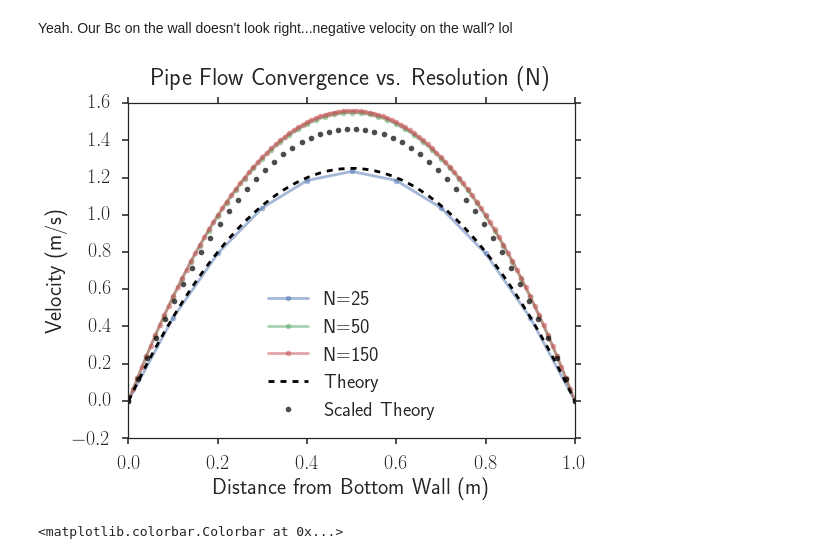
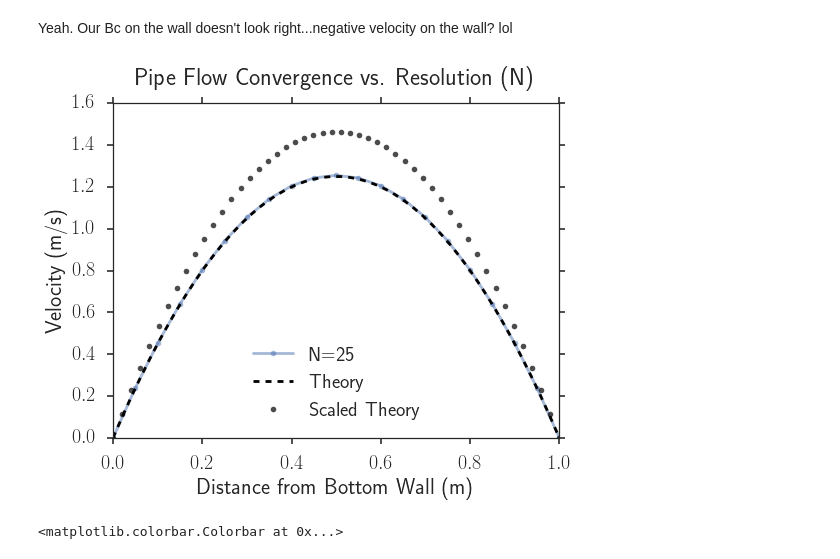
Before and after one commit to latticeboltzmann/2d-lb, a Jupyter notebook: docs/opencl_dimensionless_verification.ipynb, the cells around one changed output. Saved outputs shown, nothing was run; the diff lists cells and outputs as text; code cells hidden in the pictures.

Commit message:
BOOM BABY I GOT IT! WOOHOO! Somehow I was not doing the non-dimensionalziation correctly last time.

```diff
--- a/docs/opencl_dimensionless_verification.ipynb
+++ b/docs/opencl_dimensionless_verification.ipynb
@@ -26,7 +26,7 @@ pressure_grad = -10 # Pa/m
 pipe_length = 3*D # meter
 
 sim0 = lb_cl.Pipe_Flow(diameter=D, rho=rho, viscosity=nu, pressure_grad=pressure_grad, pipe_length=pipe_length,
-                       N=10, time_prefactor=1.,
+                       N=20, time_prefactor=1.,
                        two_d_local_size = (32, 32), three_d_local_size = (32, 32, 1))
 # %% [output]
 Characteristic L: 1.0
@@ -110,7 +110,7 @@ outlet rho: 1.0
 # %% [markdown]
 We run each simulation for the same amount of time when approaching the steady state. This is a little tricky as each simulation has a different time step.
 # %%
-time_to_run = 1 # dimensionless time
+time_to_run = 3 # dimensionless time
 num_steps = int(time_to_run/sim0.delta_t)
 print 'Running for', num_steps
 # %% [output]
@@ -196,46 +196,46 @@ We now compare our simulations with theory.
 Yeah. Our Bc on the wall doesn't look right...negative velocity on the wall? lol
 # %%
 fields0 = sim0.get_physical_fields()
-fields1 = sim1.get_physical_fields()
-fields2 = sim2.get_physical_fields()
+# fields1 = sim1.get_physical_fields()
+# fields2 = sim2.get_physical_fields()
 
 x_values = np.arange(fields0['u'].T.shape[0])*sim0.delta_x*sim0.L
 # Get the mean velocity in the x direction
 mean_u = fields0['u'].T.mean(axis=1)
 plt.plot(x_values, mean_u, label='N=25', ls='-', marker='.', alpha=0.5)
 
 
-x_values = np.arange(fields1['u'].T.shape[0])*sim1.delta_x*sim1.L
-# Get the mean velocity in the x direction
-mean_u = fields1['u'].T.mean(axis=1)
-plt.plot(x_values, mean_u, label='N=50', ls='-', marker='.', alpha=0.5)
+# x_values = np.arange(fields1['u'].T.shape[0])*sim1.delta_x*sim1.L
+# # Get the mean velocity in the x direction
+# mean_u = fields1['u'].T.mean(axis=1)
+# plt.plot(x_values, mean_u, label='N=50', ls='-', marker='.', alpha=0.5)
 
-x_values = np.arange(fields2['u'].T.shape[0])*sim2.delta_x*sim2.L
-mean_u = fields2['u'].T.mean(axis=1)
-plt.plot(x_values, mean_u, label='N=150', ls='-', marker='.', alpha=0.5)
+# x_values = np.arange(fields2['u'].T.shape[0])*sim2.delta_x*sim2.L
+# mean_u = fields2['u'].T.mean(axis=1)
+# plt.plot(x_values, mean_u, label='N=150', ls='-', marker='.', alpha=0.5)
 
 prefactor = (1./(2*rho*nu))*pressure_grad
 y = np.linspace(0, D)
 
 predicted = prefactor*y*(y-D)
 # Convert non-dim predicted
 
 plt.plot(y, predicted, label='Theory', color='Black', ls='--')
 
 plt.plot(y, predicted*1.17, label='Scaled Theory', color='k', ls='', marker='.', alpha=0.7)
 
 plt.xlabel('Distance from Bottom Wall (m)')
 plt.ylabel('Velocity (m/s)')
 
 plt.title('Pipe Flow Convergence vs. Resolution (N)', y=1.04)
 
 plt.legend(loc='best')
 
 plt.gcf().set_size_inches(8, 6)
 
 plt.savefig('resolution_convergence_nonscaled.png', dpi=200, bbox_inches='tight')
 # %% [output]
-[figure, old version]
+[figure, new version]
 # %%
 plt.imshow(fields0['u'].T)
 plt.colorbar()
```
Also changed, not shown: parts of 3 cells of this notebook, 1 other file.
